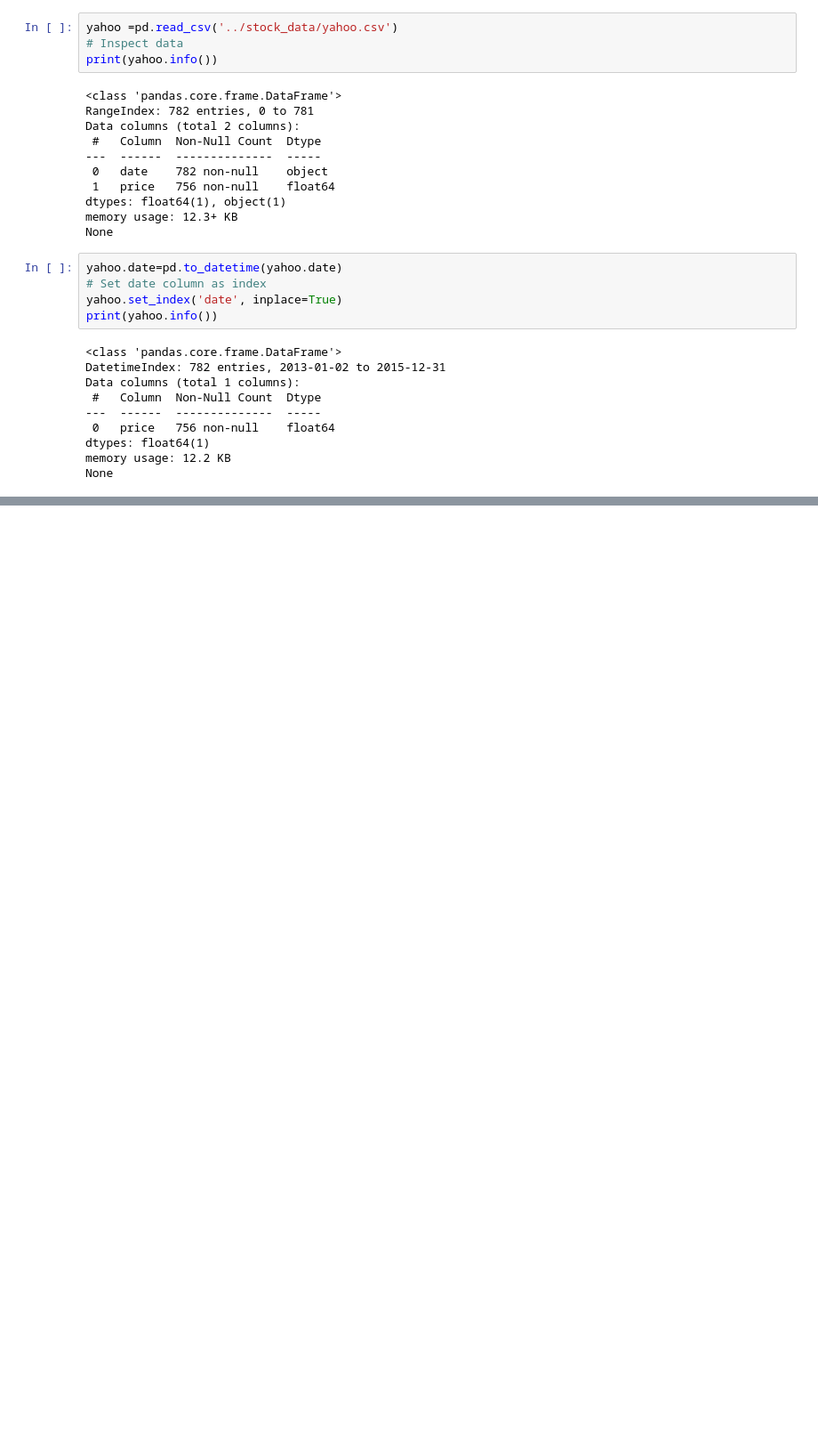
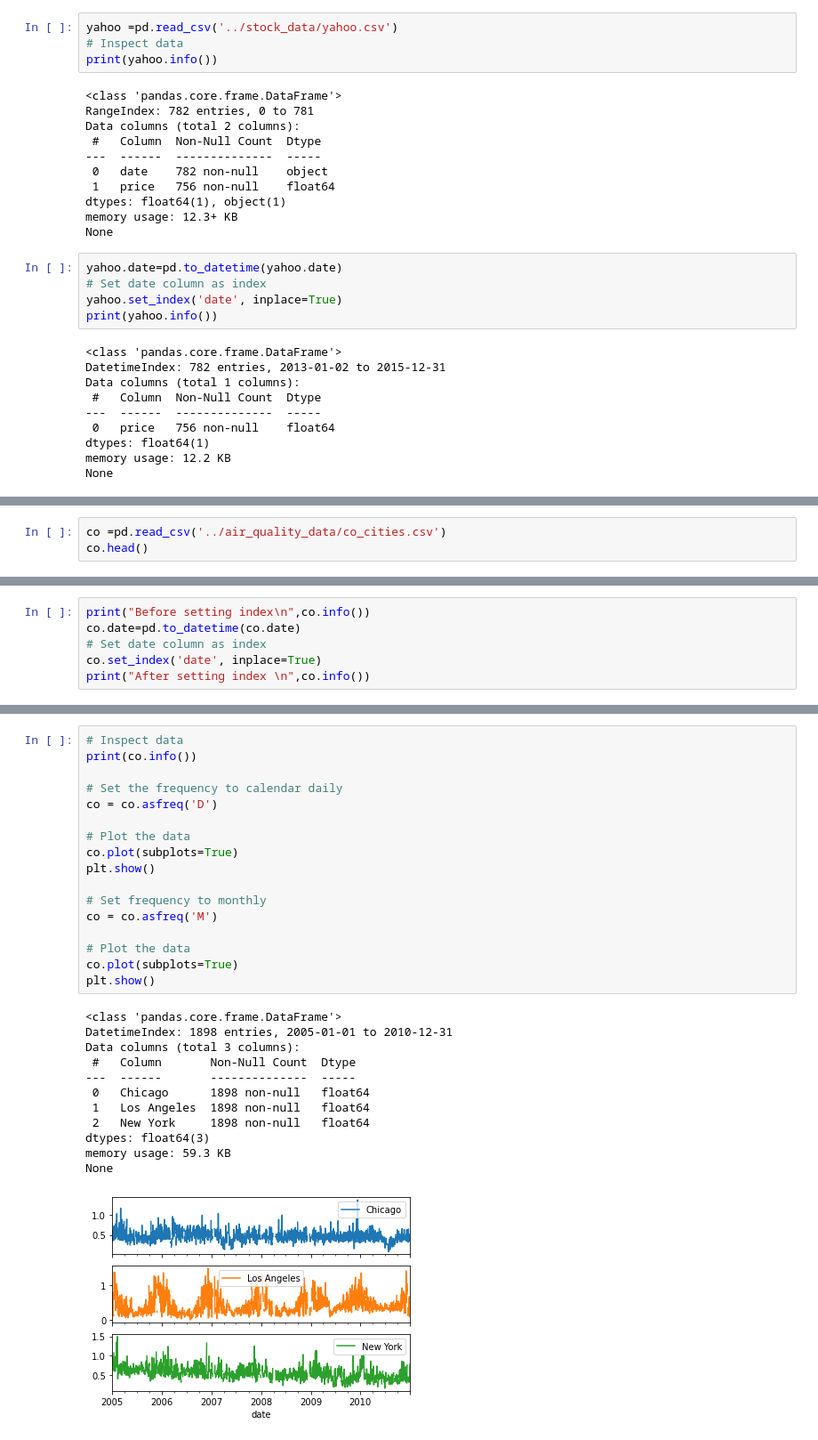
Before and after one commit to Aduzona/Machine_Learning, a Jupyter notebook: 14_Time_Series_with_Python/1_Manipulating_Time_Series_Data_in_Python/1_Working with Time Series in Pandas/1_Working_with_time_series_in_pandas.ipynb, the cells around one changed output, grey strips where cells are left out. Shown: that part at 89% size. Saved outputs shown, nothing was run; the diff lists cells and outputs as text; blank space fills up the shorter version.

```diff
--- a/14_Time_Series_with_Python/1_Manipulating_Time_Series_Data_in_Python/1_Working with Time Series in Pandas/1_Working_with_time_series_in_pandas.ipynb
+++ b/14_Time_Series_with_Python/1_Manipulating_Time_Series_Data_in_Python/1_Working with Time Series in Pandas/1_Working_with_time_series_in_pandas.ipynb
@@ -153,0 +206,3 @@ None
+# %%
+co =pd.read_csv('../air_quality_data/co_cities.csv')
+co.head()
@@ -153,0 +216,6 @@ None
+# %%
+print("Before setting index\n",co.info())
+co.date=pd.to_datetime(co.date)
+# Set date column as index
+co.set_index('date', inplace=True)
+print("After setting index \n",co.info())
@@ -153,0 +248,30 @@ None
+# %%
+# Inspect data
+print(co.info())
+
+# Set the frequency to calendar daily
+co = co.asfreq('D')
+
+# Plot the data
+co.plot(subplots=True)
+plt.show()
+
+# Set frequency to monthly
+co = co.asfreq('M')
+
+# Plot the data
+co.plot(subplots=True)
+plt.show()
+# %% [output]
+<class 'pandas.core.frame.DataFrame'>
+DatetimeIndex: 1898 entries, 2005-01-01 to 2010-12-31
+Data columns (total 3 columns):
+ #   Column       Non-Null Count  Dtype
+---  ------       --------------  -----
+ 0   Chicago      1898 non-null   float64
+ 1   Los Angeles  1898 non-null   float64
+ 2   New York     1898 non-null   float64
+dtypes: float64(3)
+memory usage: 59.3 KB
+None
+[figure, added]
```
Also changed, not shown: parts of 22 cells of this notebook, 15 other files.
